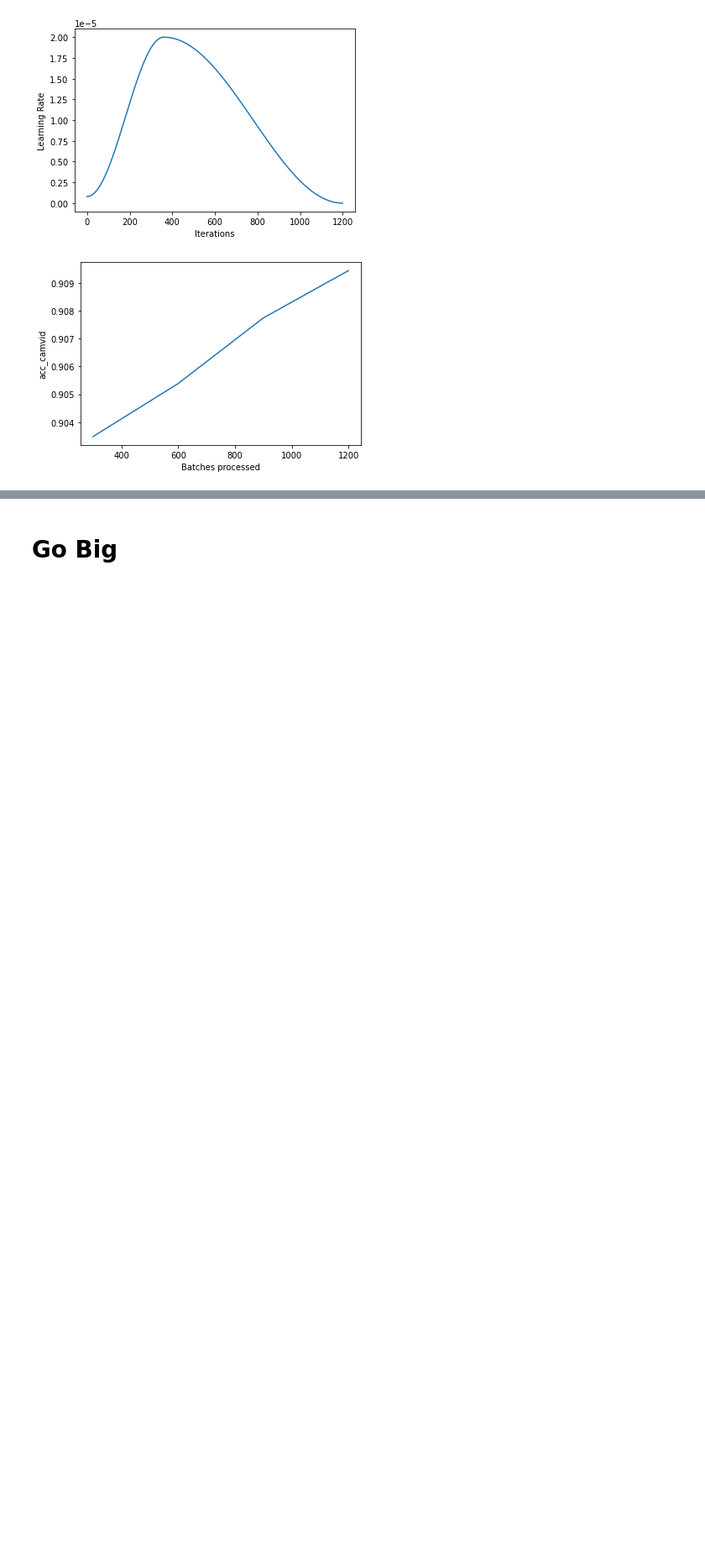
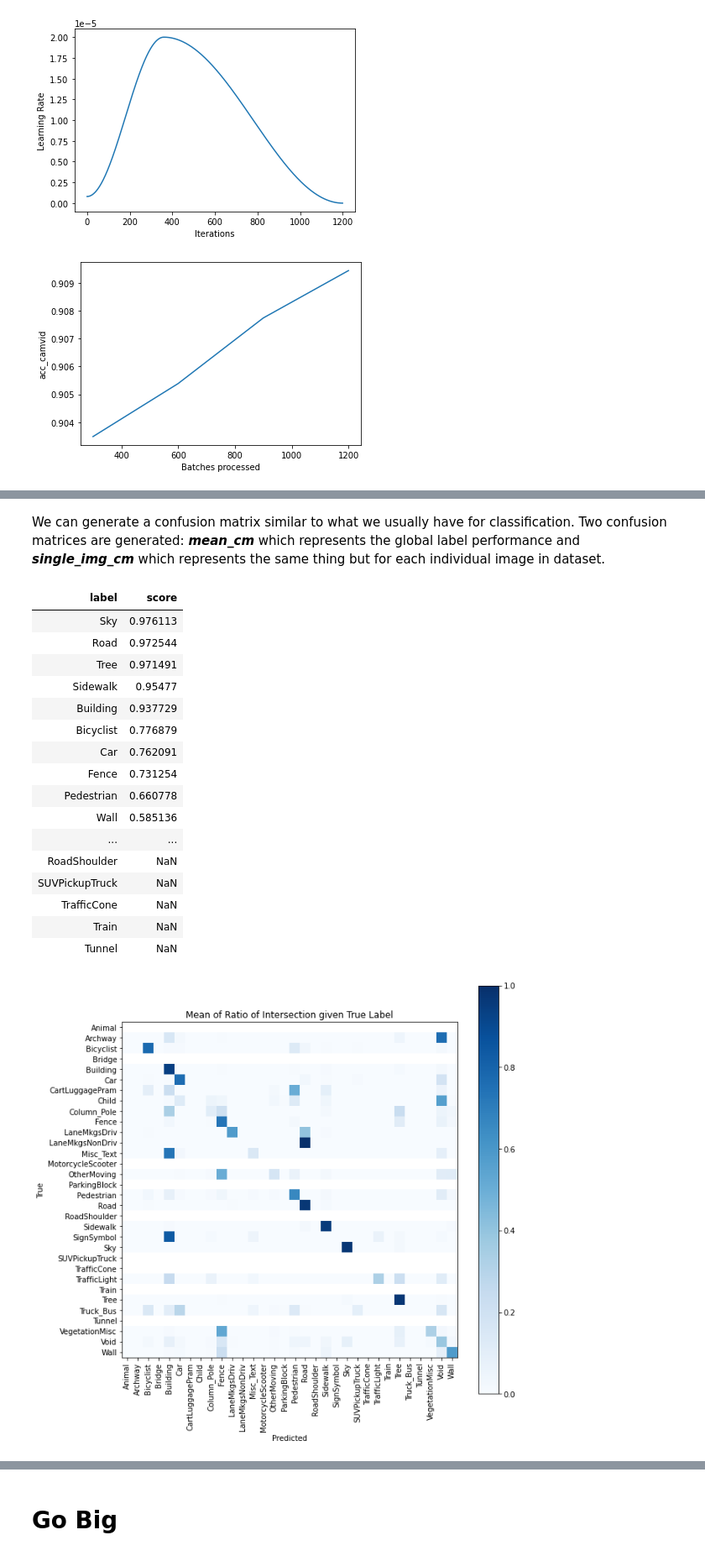
Before and after one commit to Humaidabdullah/FastAi-Course, a Jupyter notebook: Lesson 3.2 - Image segmentation with CamVid/Untitled.ipynb, the cells around one changed output, grey strips where cells are left out. Shown at 84% size. Cells and saved outputs as stored; diff of their text form; code cells hidden in the pictures; blank space fills up the shorter version.

```diff
--- a/Lesson 3.2 - Image segmentation with CamVid/Untitled.ipynb
+++ b/Lesson 3.2 - Image segmentation with CamVid/Untitled.ipynb
@@ -215,0 +224,2 @@ learn.save('stage-1')
+# %%
+interp = interpret.SegmentationInterpretation.from_learner(learn)
@@ -215,0 +260,25 @@ learn.save('stage-1')
+# %% [markdown]
+We can generate a confusion matrix similar to what we usually have for classification. Two confusion matrices are generated: ***mean_cm*** which represents the global label performance and ***single_img_cm*** which represents the same thing but for each individual image in dataset.
+# %%
+mean_cm, single_img_cm = interp._generate_confusion()
+# %%
+df = interp._plot_intersect_cm(mean_cm,"Mean of Ratio of Intersection given True Label")
+# %% [output]
+| label | score |
+| Sky | 0.976113 |
+| Road | 0.972544 |
+| Tree | 0.971491 |
+| Sidewalk | 0.95477 |
+| Building | 0.937729 |
+| Bicyclist | 0.776879 |
+| Car | 0.762091 |
+| Fence | 0.731254 |
+| Pedestrian | 0.660778 |
+| Wall | 0.585136 |
+| ... | ... |
+| RoadShoulder | NaN |
+| SUVPickupTruck | NaN |
+| TrafficCone | NaN |
+| Train | NaN |
+| Tunnel | NaN |
+[figure, added]
```
Also changed, not shown: parts of 22 cells of this notebook.
